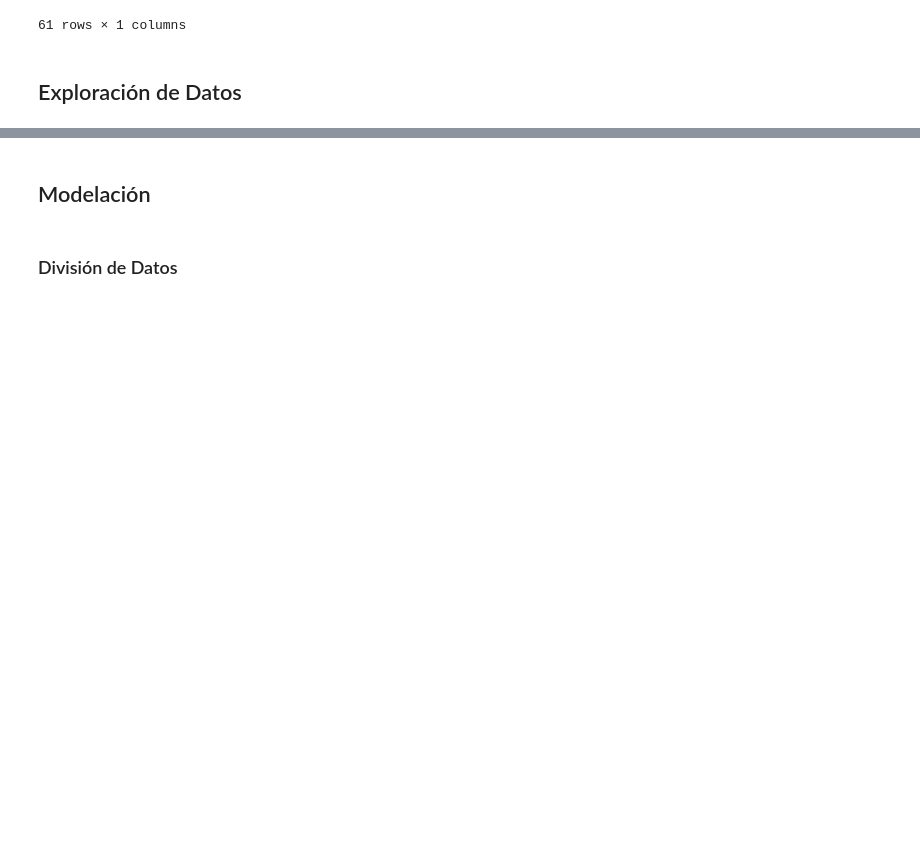
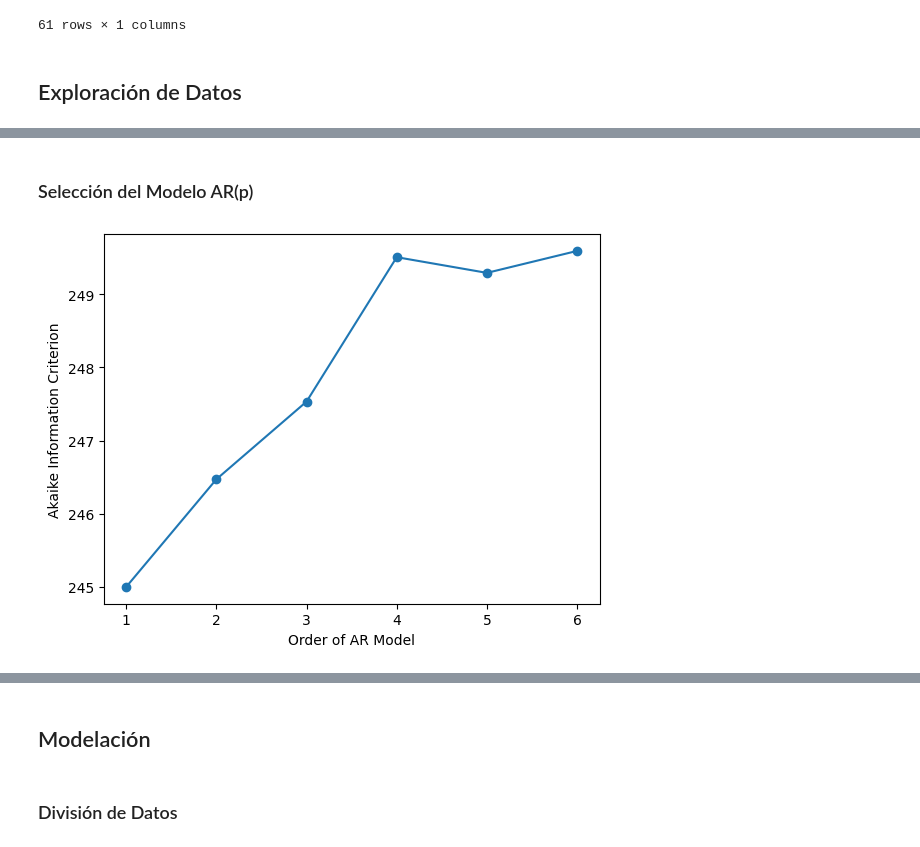
Before and after one commit to katiemackness/time-series-analysis, a Jupyter notebook: disney-AR-es.ipynb, the cells around one changed output, grey strips where cells are left out. Drawn from its saved outputs; the diff is of its cells as text; code cells hidden in the pictures; blank space fills up the shorter version.

```diff
--- a/disney-AR-es.ipynb
+++ b/disney-AR-es.ipynb
@@ -101,0 +105,19 @@ plt.show()
+# %% [markdown]
+  ### Selección del Modelo AR(p)
+# %%
+# Determinación del valor adadecuado de p para AR(p) apartir
+#  del criterio de información Akaike
+
+AIC = np.zeros(7)
+for p in range(7):
+    mod = ARIMA(disney, order=(p,0,0))
+    res = mod.fit()
+    AIC[p] = res.aic
+
+# Plot the BIC as a function of p
+plt.plot(range(1,7), AIC[1:7], marker='o')
+plt.xlabel('Order of AR Model')
+plt.ylabel('Akaike Information Criterion')
+plt.show()
+# %% [output]
+[figure, added]
```
Also changed, not shown: parts of 32 cells of this notebook.
